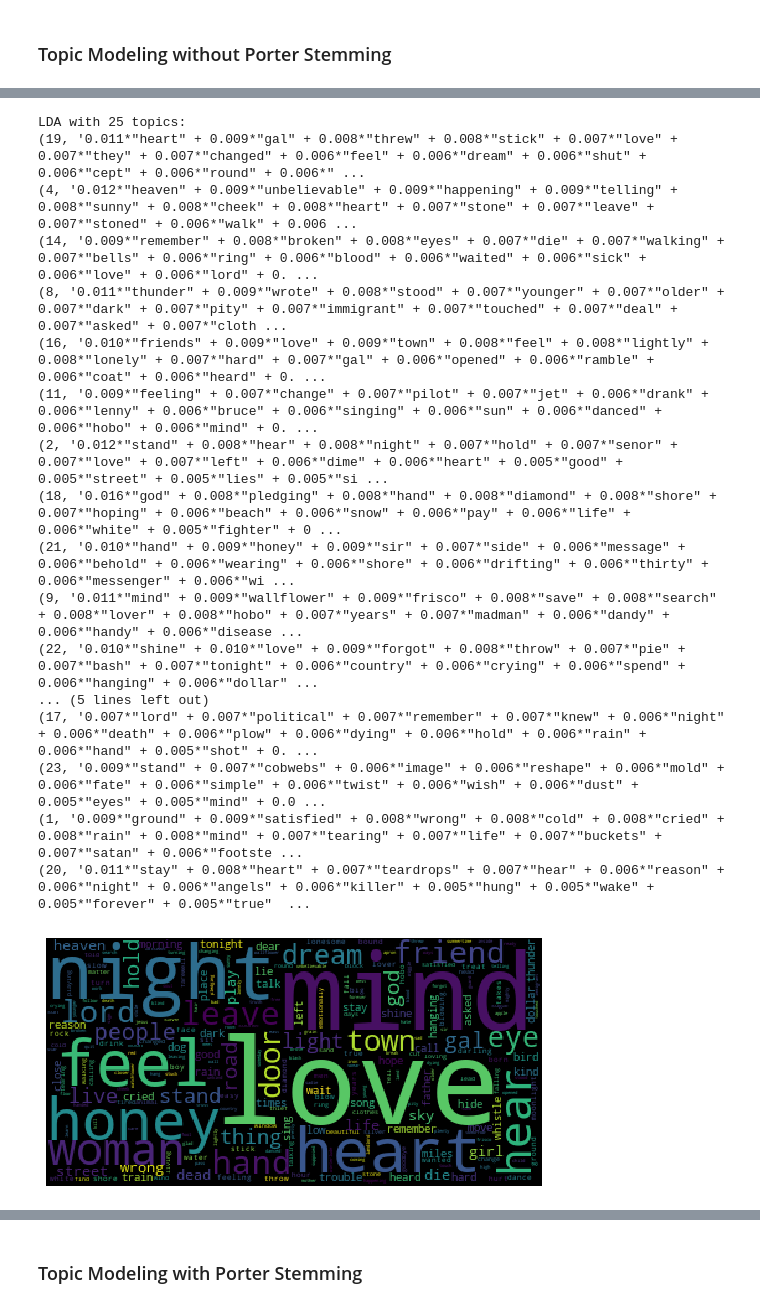
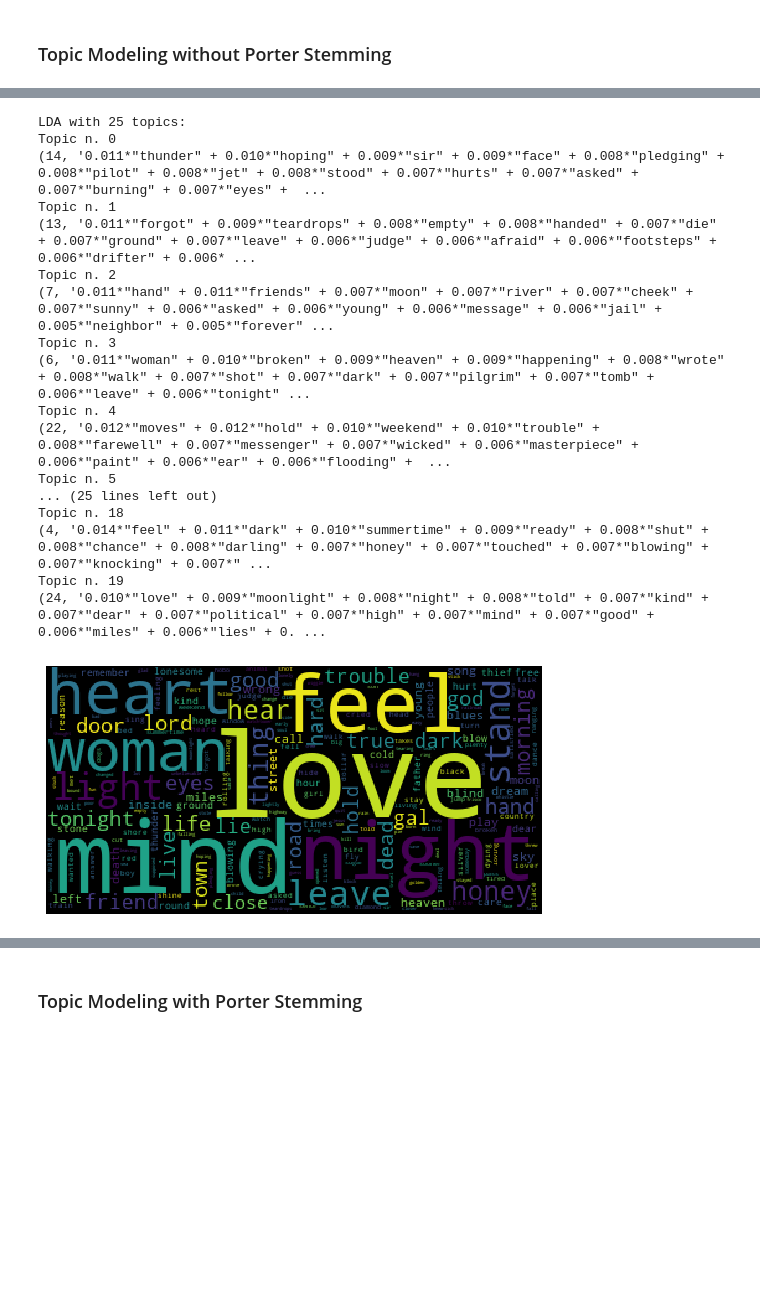
Before and after one commit to brngl/topic-modeling-on-bob-dylan-lyrics, a Jupyter notebook: Bob_Dylan_Topic_Modeling.ipynb, the cells around one changed output, grey strips where cells are left out. Cells and saved outputs as stored; diff of their text form; code cells hidden in the pictures; blank space fills up the shorter version.

```diff
--- a/Bob_Dylan_Topic_Modeling.ipynb
+++ b/Bob_Dylan_Topic_Modeling.ipynb
@@ -266,10 +264,13 @@ print ("TOPIC MODEL WITH NO PORTER STEMMING\n")
 
 while (n_topics <= n_topics_range[1]):
     ldamodel = gensim.models.ldamodel.LdaModel(corpus, num_topics=n_topics, id2word=dic, passes=iterations)
-    topics = ldamodel.print_topics(num_words=50)
+    topics = ldamodel.print_topics(num_words=20)
     print ("LDA with "+str(n_topics)+" topics:")
+    cont = 0
     for topic in topics:
+        print("Topic n.", cont)
         print(topic)
+        cont+=1
     print ()
     n_topics+=passo
     to_wc = lda.write_ldamodel_for_wc(ldamodel)
@@ -336,19 +349,19 @@ LDA with 20 topics:
 LDA with 25 topics:
-(19, '0.011*"heart" + 0.009*"gal" + 0.008*"threw" + 0.008*"stick" + 0.007*"love" + 0.007*"they" + 0.007*"changed" + 0.006*"feel" + 0.006*"dream" + 0.006*"shut" + 0.006*"cept" + 0.006*"round" + 0.006*" ...
-(4, '0.012*"heaven" + 0.009*"unbelievable" + 0.009*"happening" + 0.009*"telling" + 0.008*"sunny" + 0.008*"cheek" + 0.008*"heart" + 0.007*"stone" + 0.007*"leave" + 0.007*"stoned" + 0.006*"walk" + 0.006 ...
-(14, '0.009*"remember" + 0.008*"broken" + 0.008*"eyes" + 0.007*"die" + 0.007*"walking" + 0.007*"bells" + 0.006*"ring" + 0.006*"blood" + 0.006*"waited" + 0.006*"sick" + 0.006*"love" + 0.006*"lord" + 0. ...
-(8, '0.011*"thunder" + 0.009*"wrote" + 0.008*"stood" + 0.007*"younger" + 0.007*"older" + 0.007*"dark" + 0.007*"pity" + 0.007*"immigrant" + 0.007*"touched" + 0.007*"deal" + 0.007*"asked" + 0.007*"cloth ...
-(16, '0.010*"friends" + 0.009*"love" + 0.009*"town" + 0.008*"feel" + 0.008*"lightly" + 0.008*"lonely" + 0.007*"hard" + 0.007*"gal" + 0.006*"opened" + 0.006*"ramble" + 0.006*"coat" + 0.006*"heard" + 0. ...
-(11, '0.009*"feeling" + 0.007*"change" + 0.007*"pilot" + 0.007*"jet" + 0.006*"drank" + 0.006*"lenny" + 0.006*"bruce" + 0.006*"singing" + 0.006*"sun" + 0.006*"danced" + 0.006*"hobo" + 0.006*"mind" + 0. ...
-(2, '0.012*"stand" + 0.008*"hear" + 0.008*"night" + 0.007*"hold" + 0.007*"senor" + 0.007*"love" + 0.007*"left" + 0.006*"dime" + 0.006*"heart" + 0.005*"good" + 0.005*"street" + 0.005*"lies" + 0.005*"si ...
-(18, '0.016*"god" + 0.008*"pledging" + 0.008*"hand" + 0.008*"diamond" + 0.008*"shore" + 0.007*"hoping" + 0.006*"beach" + 0.006*"snow" + 0.006*"pay" + 0.006*"life" + 0.006*"white" + 0.005*"fighter" + 0 ...
-(21, '0.010*"hand" + 0.009*"honey" + 0.009*"sir" + 0.007*"side" + 0.006*"message" + 0.006*"behold" + 0.006*"wearing" + 0.006*"shore" + 0.006*"drifting" + 0.006*"thirty" + 0.006*"messenger" + 0.006*"wi ...
-(9, '0.011*"mind" + 0.009*"wallflower" + 0.009*"frisco" + 0.008*"save" + 0.008*"search" + 0.008*"lover" + 0.008*"hobo" + 0.007*"years" + 0.007*"madman" + 0.006*"dandy" + 0.006*"handy" + 0.006*"disease ...
-(22, '0.010*"shine" + 0.010*"love" + 0.009*"forgot" + 0.008*"throw" + 0.007*"pie" + 0.007*"bash" + 0.007*"tonight" + 0.006*"country" + 0.006*"crying" + 0.006*"spend" + 0.006*"hanging" + 0.006*"dollar" ...
-... (5 lines left out)
-(17, '0.007*"lord" + 0.007*"political" + 0.007*"remember" + 0.007*"knew" + 0.006*"night" + 0.006*"death" + 0.006*"plow" + 0.006*"dying" + 0.006*"hold" + 0.006*"rain" + 0.006*"hand" + 0.005*"shot" + 0. ...
-(23, '0.009*"stand" + 0.007*"cobwebs" + 0.006*"image" + 0.006*"reshape" + 0.006*"mold" + 0.006*"fate" + 0.006*"simple" + 0.006*"twist" + 0.006*"wish" + 0.006*"dust" + 0.005*"eyes" + 0.005*"mind" + 0.0 ...
-(1, '0.009*"ground" + 0.009*"satisfied" + 0.008*"wrong" + 0.008*"cold" + 0.008*"cried" + 0.008*"rain" + 0.008*"mind" + 0.007*"tearing" + 0.007*"life" + 0.007*"buckets" + 0.007*"satan" + 0.006*"footste ...
-(20, '0.011*"stay" + 0.008*"heart" + 0.007*"teardrops" + 0.007*"hear" + 0.006*"reason" + 0.006*"night" + 0.006*"angels" + 0.006*"killer" + 0.005*"hung" + 0.005*"wake" + 0.005*"forever" + 0.005*"true"  ...
+Topic n. 0
+(14, '0.011*"thunder" + 0.010*"hoping" + 0.009*"sir" + 0.009*"face" + 0.008*"pledging" + 0.008*"pilot" + 0.008*"jet" + 0.008*"stood" + 0.007*"hurts" + 0.007*"asked" + 0.007*"burning" + 0.007*"eyes" +  ...
+Topic n. 1
+(13, '0.011*"forgot" + 0.009*"teardrops" + 0.008*"empty" + 0.008*"handed" + 0.007*"die" + 0.007*"ground" + 0.007*"leave" + 0.006*"judge" + 0.006*"afraid" + 0.006*"footsteps" + 0.006*"drifter" + 0.006* ...
+Topic n. 2
+(7, '0.011*"hand" + 0.011*"friends" + 0.007*"moon" + 0.007*"river" + 0.007*"cheek" + 0.007*"sunny" + 0.006*"asked" + 0.006*"young" + 0.006*"message" + 0.006*"jail" + 0.005*"neighbor" + 0.005*"forever" ...
+Topic n. 3
+(6, '0.011*"woman" + 0.010*"broken" + 0.009*"heaven" + 0.009*"happening" + 0.008*"wrote" + 0.008*"walk" + 0.007*"shot" + 0.007*"dark" + 0.007*"pilgrim" + 0.007*"tomb" + 0.006*"leave" + 0.006*"tonight" ...
+Topic n. 4
+(22, '0.012*"moves" + 0.012*"hold" + 0.010*"weekend" + 0.010*"trouble" + 0.008*"farewell" + 0.007*"messenger" + 0.007*"wicked" + 0.006*"masterpiece" + 0.006*"paint" + 0.006*"ear" + 0.006*"flooding" +  ...
+Topic n. 5
+... (25 lines left out)
+Topic n. 18
+(4, '0.014*"feel" + 0.011*"dark" + 0.010*"summertime" + 0.009*"ready" + 0.008*"shut" + 0.008*"chance" + 0.008*"darling" + 0.007*"honey" + 0.007*"touched" + 0.007*"blowing" + 0.007*"knocking" + 0.007*" ...
+Topic n. 19
+(24, '0.010*"love" + 0.009*"moonlight" + 0.008*"night" + 0.008*"told" + 0.007*"kind" + 0.007*"dear" + 0.007*"political" + 0.007*"high" + 0.007*"mind" + 0.007*"good" + 0.006*"miles" + 0.006*"lies" + 0. ...
-[figure, old version]
+[figure, new version]
 LDA with 30 topics:
```
Also changed, not shown: parts of 3 cells of this notebook.
